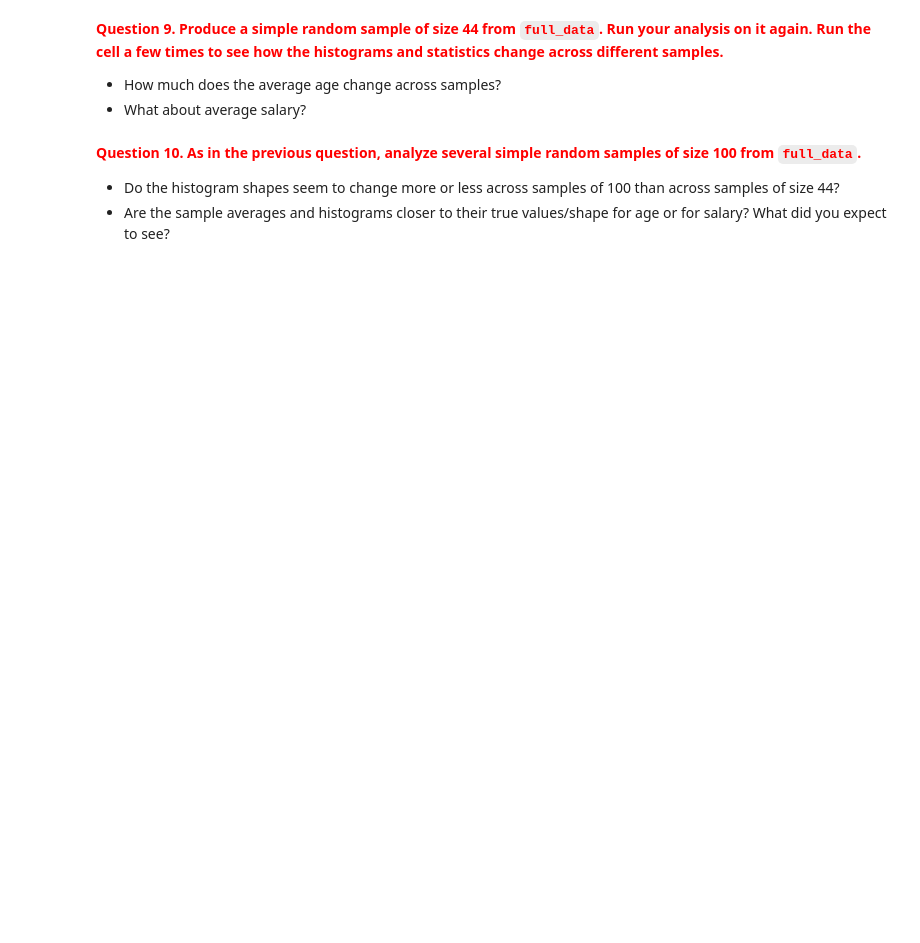
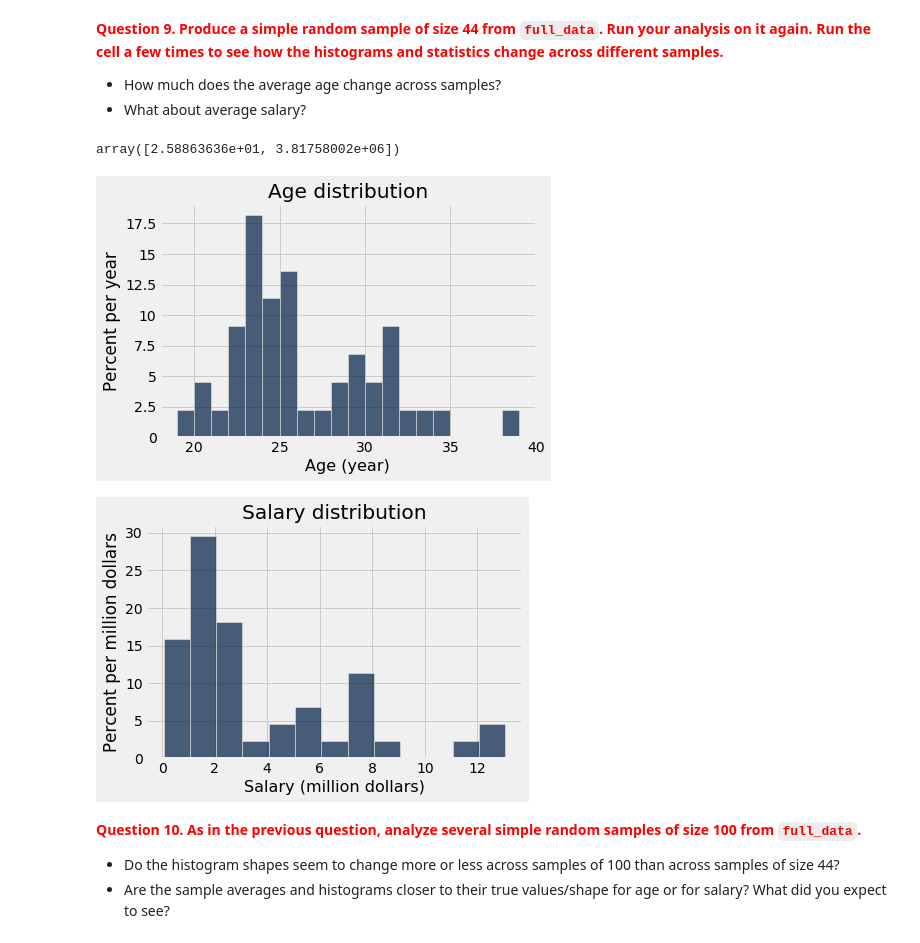
Before and after one commit to kimbrianj/bsos233-sp20, a Jupyter notebook: labs/lab4/lab4.ipynb, the cells around one changed output. Saved outputs shown, nothing was run; the diff lists cells and outputs as text; code cells hidden in the pictures; blank space fills up the shorter version.

```diff
--- a/labs/lab4/lab4.ipynb
+++ b/labs/lab4/lab4.ipynb
@@ -249,9 +363,13 @@ salary_data.sample(5, with_replacement=False)
 - How much does the average age change across samples?
 - What about average salary?
 # %%
-my_small_srswor_data = ...
-my_small_stats = ...
+my_small_srswor_data = full_data.sample(44, with_replacement = False)
+my_small_stats = compute_statistics(my_small_srswor_data)
 my_small_stats
+# %% [output]
+array([2.58863636e+01, 3.81758002e+06])
+[figure, added]
+[figure, added]
 # %% [markdown]
 <font color = 'red'>**Question 10. As in the previous question, analyze several simple random samples of size 100 from `full_data`.**</font>
 - Do the histogram shapes seem to change more or less across samples of 100 than across samples of size 44?
```
Also changed, not shown: parts of 29 cells of this notebook, 2 other files.
